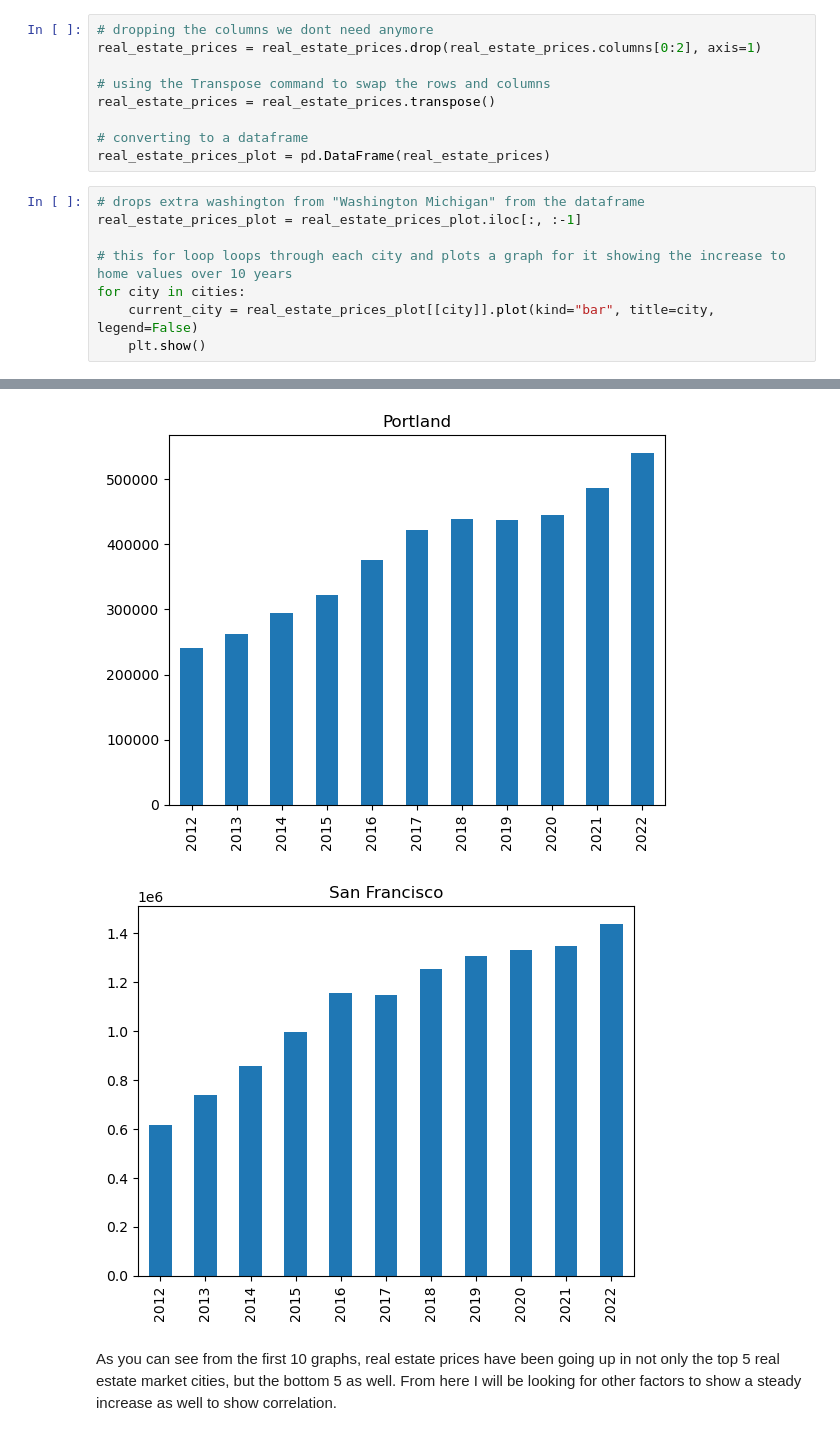
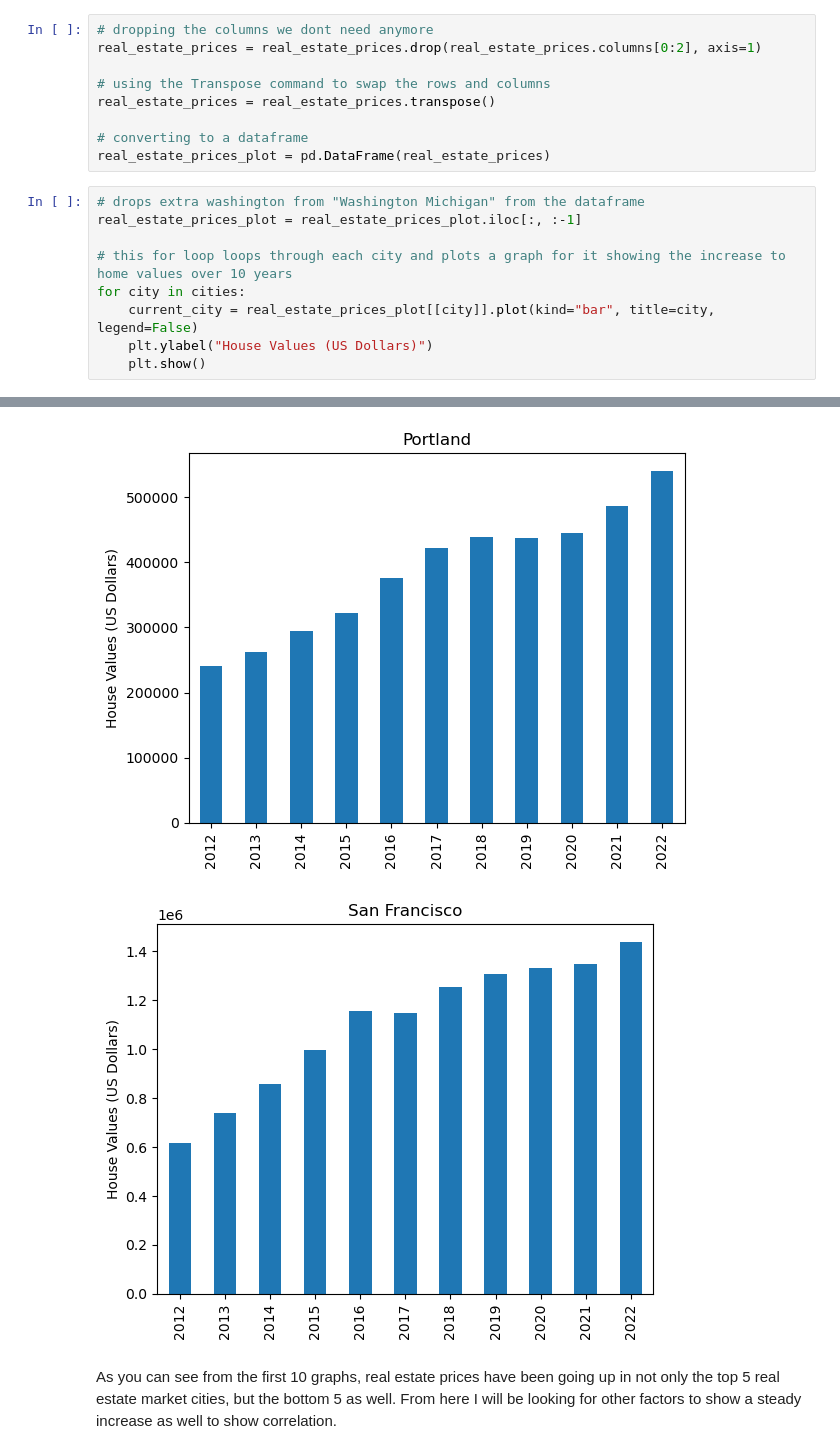
Before and after one commit to MWatkins87/Class_Project_Group_5, a Jupyter notebook: matthew_watkins.ipynb, the cells around one changed output, grey strips where cells are left out. Cells and saved outputs as stored; diff of their text form.

```diff
--- a/matthew_watkins.ipynb
+++ b/matthew_watkins.ipynb
@@ -124,5 +124,6 @@ real_estate_prices_plot = real_estate_prices_plot.iloc[:, :-1]
 # this for loop loops through each city and plots a graph for it showing the increase to home values over 10 years
 for city in cities:
     current_city = real_estate_prices_plot[[city]].plot(kind="bar", title=city, legend=False)
+    plt.ylabel("House Values (US Dollars)")
     plt.show()
 # %% [output]
@@ -137,5 +138,5 @@ for city in cities:
-[figure, old version]
+[figure, new version]
-[figure, old version]
+[figure, new version]
 # %% [markdown]
 As you can see from the first 10 graphs, real estate prices have been going up in not only the top 5 real estate market cities, but the bottom 5 as well. From here I will be looking for other factors to show a steady increase as well to show correlation.
 # %% [markdown]
```
Also changed, not shown: parts of 7 cells of this notebook.
